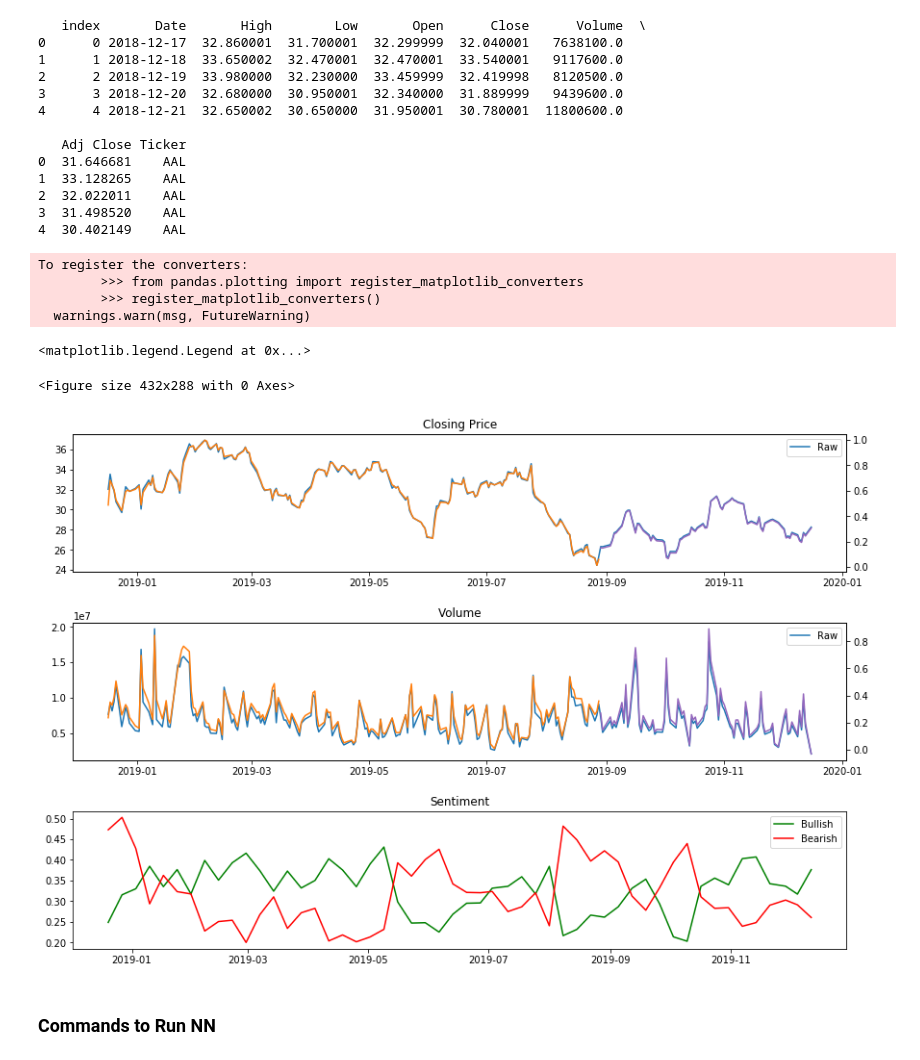
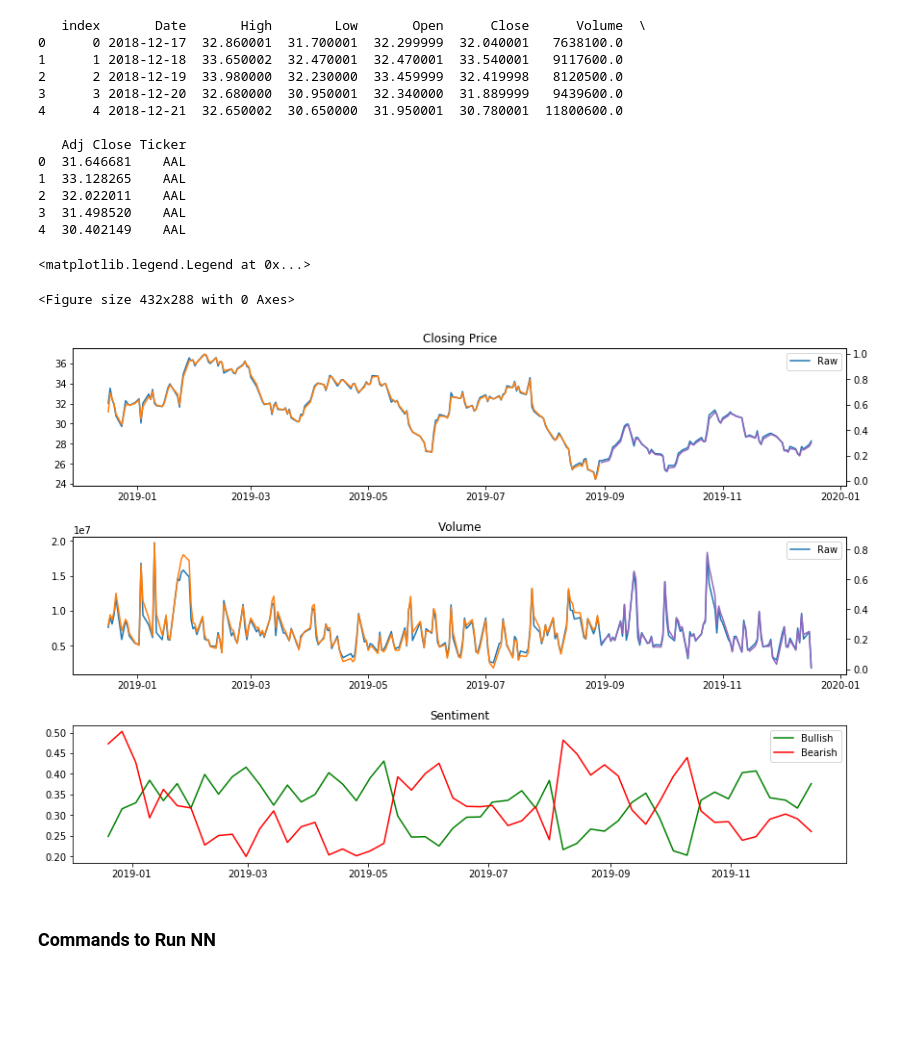
Before and after one commit to jmclark/Trading_Notebooks, a Jupyter notebook: Forecasting_Exp_1.ipynb, the cells around one changed output. Saved outputs shown, nothing was run; the diff lists cells and outputs as text; code cells hidden in the pictures; blank space fills up the shorter version.

Commit message:
Refactor to take better advantage of pandas

```diff
--- a/Forecasting_Exp_1.ipynb
+++ b/Forecasting_Exp_1.ipynb
@@ -162,7 +162,8 @@ def update_data(start, end, overwrite_all = 0):
             data_dict['sp500_yahoo'] = pickle.load(f)
     else:
         print('Pulling Yahoo price data from web')
-        data_dict['sp500_yahoo'] = sp500_yahoo(data_dict['sp500_tickers'].append('^GSPC'), start, end)
+        data_dict['sp500_yahoo'] = sp500_yahoo(data_dict['sp500_tickers'], start, end)
+        # data_dict['sp500_yahoo'] = sp500_yahoo(data_dict['sp500_tickers'].append('^GSPC'), start, end)
 
     # Add sentiment Data
     pickle_sent_path = "sentiment" + date_string + ".pickle"
@@ -356,80 +375,61 @@ sent_df.reset_index(inplace=True,drop=False)
 3  31.498520    AAL
 4  30.402149    AAL
 # %%
-# Before normalization/ smoothing
-
-AAL_open = AAL_df['Open']
-AAL_close = AAL_df['Close']
-AAL_date = AAL_df['Date']
-AAL_vol = AAL_df['Volume']
-AAL_high = AAL_df['High']
-AAL_low = AAL_df['Low']
-
-sent_date = sent_df['Date']
-sent_bull = sent_df['Bullish']
-sent_bear = sent_df['Bearish']
-
-# After normalization/ smoothing
-
-AAL_close_fold_list, AAL_close_train_list, AAL_close_test_list = splitter(AAL_close, 0.7, 1)
-AAL_date_fold_list, AAL_date_train_list, AAL_date_test_list = splitter(AAL_date, 0.7, 1)
-AAL_vol_fold_list, AAL_vol_train_list, AAL_vol_test_list = splitter(AAL_vol, 0.7, 1)
-
-AAL_close_fold_list = AAL_close_fold_list[0]
-AAL_date_fold_list = [0]
-AAL_vol_fold_list = [0]
-
-AAL_close_train_list = AAL_close_train_list[0]
-AAL_close_test_list =  AAL_close_test_list[0]
-AAL_date_train_list = AAL_date_train_list[0]
-
-AAL_date_test_list = AAL_date_test_list[0]
-AAL_vol_train_list = AAL_vol_train_list[0]
-AAL_vol_test_list = AAL_vol_test_list[0]
 
 '''
 Hyperparameter Definition
 '''
 EMA = 0.0
 gamma = 0.8
 ''''''
 
-AAL_close_train_sm, AAL_close_test_sm = smoother_scaler(AAL_close_train_list, AAL_close_test_list, EMA, gamma)
-AAL_vol_train_sm, AAL_vol_test_sm = smoother_scaler(AAL_vol_train_list, AAL_vol_test_list, EMA, gamma)
+AAL_df_train, AAL_df_test = splitter(AAL_df, 0.7)
+
+AAL_df_train_text = pd.DataFrame({'Date': AAL_df_train['Date'], 'Ticker': AAL_df_train['Ticker']})
+AAL_df_train = AAL_df_train.drop(['Date', 'Adj Close', 'Ticker'], axis = 1)
+
+AAL_df_test_text = pd.DataFrame({'Date': AAL_df_test['Date'], 'Ticker': AAL_df_test['Ticker']})
+
+AAL_df_test = AAL_df_test.drop(['Date', 'Adj Close', 'Ticker'], axis = 1)
+
+AAL_df_train_sm_sc, AAL_df_test_sm_sc = smoother_scaler(AAL_df_train, AAL_df_test, EMA, gamma)
+
+
+for col in AAL_df_train_text.columns:
+    AAL_df_train_sm_sc[col] = AAL_df_train_text[col].values
+
+for col in AAL_df_test_text.columns:
+    AAL_df_test_sm_sc[col] = AAL_df_test_text[col].values
 
 plt.figure(1)
 fig, axs = plt.subplots(3, 1, figsize=(12,8))
 
-axs[0].plot(AAL_date, AAL_close, label = "Raw", c = 'tab:blue')
+axs[0].plot(AAL_df['Date'], AAL_df['Close'], label = "Raw", c = 'tab:blue')
 axs01 = axs[0].twinx()
-axs01.plot(AAL_date_train_list, AAL_close_train_sm, label = "Smoothed", c = 'tab:orange')
-axs01.plot(AAL_date_test_list, AAL_close_test_sm, label = "Smoothed", c = 'tab:purple')
+axs01.plot(AAL_df_train_sm_sc['Date'], AAL_df_train_sm_sc['Close'], label = "Smoothed", c = 'tab:orange')
+axs01.plot(AAL_df_test_sm_sc['Date'], AAL_df_test_sm_sc['Close'], label = "Smoothed", c = 'tab:purple')
 
-axs[1].plot(AAL_date, AAL_vol, label = "Raw", c = 'tab:blue')
+axs[1].plot(AAL_df['Date'], AAL_df['Volume'], label = "Raw", c = 'tab:blue')
 axs11 = axs[1].twinx()
-axs11.plot(AAL_date_train_list, AAL_vol_train_sm, label = "Smoothed", c = 'tab:orange')
-axs11.plot(AAL_date_test_list, AAL_vol_test_sm, label = "Smoothed", c = 'tab:purple')
+axs11.plot(AAL_df_train_sm_sc['Date'], AAL_df_train_sm_sc['Volume'], label = "Smoothed", c = 'tab:orange')
+axs11.plot(AAL_df_test_sm_sc['Date'], AAL_df_test_sm_sc['Volume'], label = "Smoothed", c = 'tab:purple')
 
-axs[2].plot(sent_date, sent_bull, label = "Bullish", color='g')
-axs[2].plot(sent_date, sent_bear, label = "Bearish", color='r')
+axs[2].plot(sent_df['Date'], sent_df['Bullish'], label = "Bullish", color='g')
+axs[2].plot(sent_df['Date'], sent_df['Bearish'], label = "Bearish", color='r')
 
 axs[0].set_title("Closing Price")
 axs[1].set_title("Volume")
 axs[2].set_title("Sentiment")
 
 plt.tight_layout(pad=0.4, w_pad=0.5, h_pad=2.0)
 
 axs[0].legend()
 axs[1].legend()
 axs[2].legend()
 # %% [output]
-To register the converters:
-        >>> from pandas.plotting import register_matplotlib_converters
-        >>> register_matplotlib_converters()
-  warnings.warn(msg, FutureWarning)
+<matplotlib.legend.Legend at 0x...>
-<matplotlib.legend.Legend at 0x...>
+<Figure size 432x288 with 0 Axes>
-<Figure size 432x288 with 0 Axes>
-[figure, old version]
+[figure, new version]
 # %% [markdown]
 ### Commands to Run NN
 # %%
```
Also changed, not shown: parts of 4 cells of this notebook.
